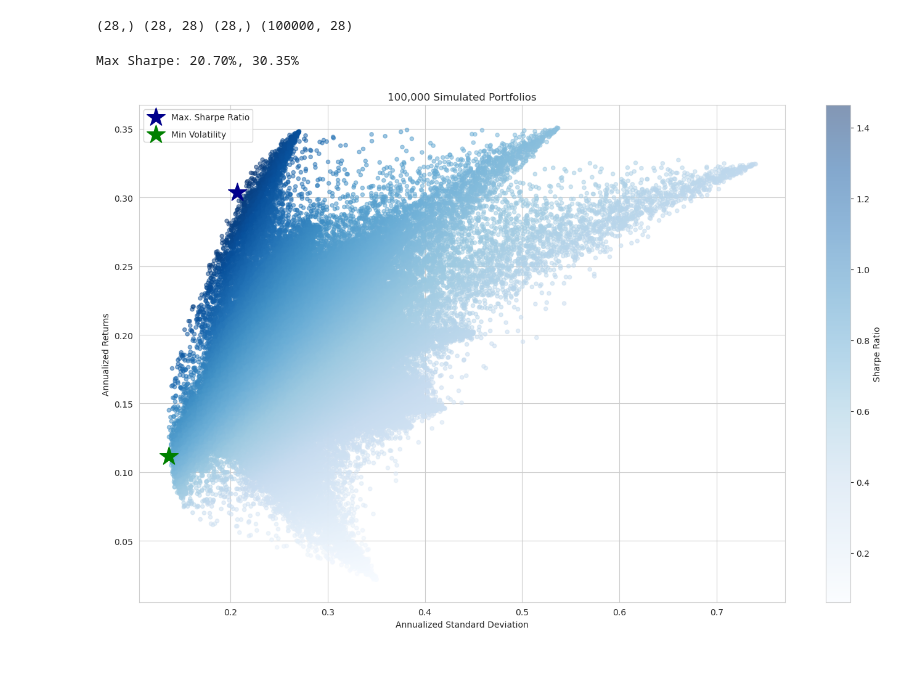
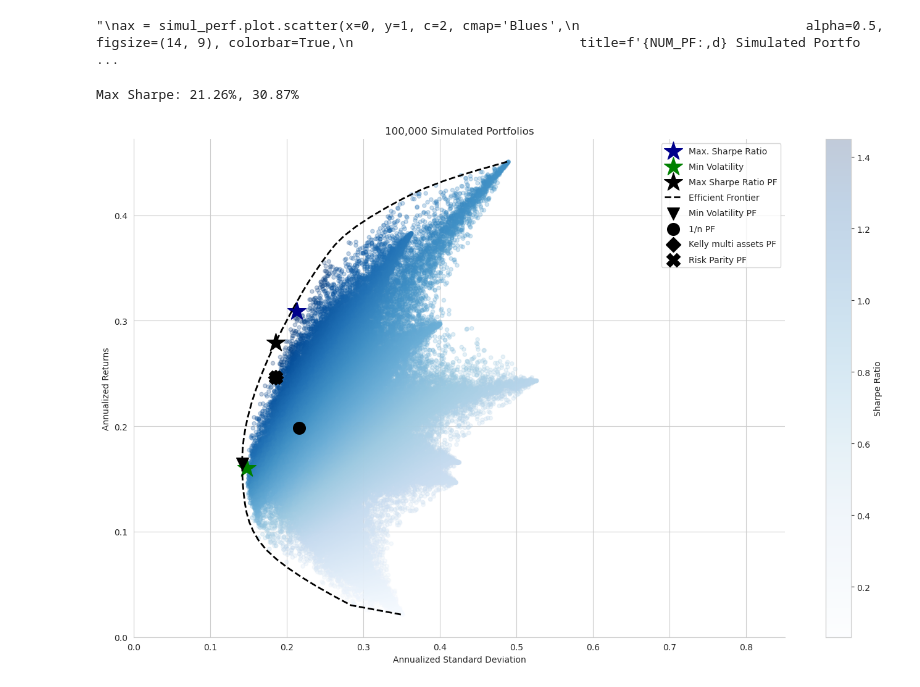
Before and after one commit to linuohn/Machine-Learning-for-Algorithmic-Trading-Second-Edition, a Jupyter notebook: 05_strategy_evaluation/04_exercise.ipynb, the cells around one changed output. Saved outputs shown, nothing was run; the diff lists cells and outputs as text; code cells hidden in the pictures.

```diff
--- a/05_strategy_evaluation/04_exercise.ipynb
+++ b/05_strategy_evaluation/04_exercise.ipynb
@@ -283,22 +51,36 @@ rf_rate
 # %%
-def simulate_portfolios(mean_ret, cov, rf_rate=rf_rate, short=True):
+def simulate_portfolios(short=False):
     alpha = np.full(shape=n_assets, fill_value=.05)
     weights = dirichlet(alpha=alpha, size=NUM_PF)
-    print(mean_ret.shape, cov.shape, alpha.shape, weights.shape)
     if short:
         weights *= choice([-1, 1], size=weights.shape)
 
-    returns = weights @ mean_ret.values + 1
-    returns = returns ** periods_per_year - 1
-    std = (weights @ weekly_returns.T).std(1)
-    std *= np.sqrt(periods_per_year)
+    pf_returns = weights @ weekly_returns.T
+    returns = (pf_returns + 1).mean(1) ** periods_per_year - 1
+    std = pf_returns.std(1) * np.sqrt(periods_per_year)
+
     sharpe = (returns - rf_rate) / std
     return pd.DataFrame({'Annualized Standard Deviation': std,
                          'Annualized Returns': returns,
                          'Sharpe Ratio': sharpe}), weights
 
-simul_perf, simul_wt = simulate_portfolios(mean_returns, cov_matrix, short=False)
-#df = pd.DataFrame(simul_wt)
-#df.describe()
+simul_perf, simul_wt = simulate_portfolios()
+"""
+ax = simul_perf.plot.scatter(x=0, y=1, c=2, cmap='Blues',
+                             alpha=0.5, figsize=(14, 9), colorbar=True,
+                             title=f'{NUM_PF:,d} Simulated Portfolios')
+
+max_sharpe_idx = simul_perf.iloc[:, 2].idxmax()
+sd, r = simul_perf.iloc[max_sharpe_idx, :2].values
+ax.scatter(sd, r, marker='*', color='darkblue', s=500, label='Max. Sharpe Ratio')
+print(f'Max Sharpe: {sd:.2%}, {r:.2%}')
+
+min_vol_idx = simul_perf.iloc[:, 0].idxmin()
+sd, r = simul_perf.iloc[min_vol_idx, :2].values
+ax.scatter(sd, r, marker='*', color='green', s=500, label='Min Volatility')
+
+plt.legend(labelspacing=1, loc='upper left')
+plt.tight_layout()
+"""
 # %% [output]
-(28,) (28, 28) (28,) (100000, 28)
+"\nax = simul_perf.plot.scatter(x=0, y=1, c=2, cmap='Blues',\n                             alpha=0.5, figsize=(14, 9), colorbar=True,\n                             title=f'{NUM_PF:,d} Simulated Portfo ...
@@ -305,18 +175,45 @@ simul_perf, simul_wt = simulate_portfolios(mean_returns, cov_matrix, short=False
 # %%
-ax = simul_perf.plot.scatter(x=0, y=1, c=2, cmap='Blues',
-                             alpha=0.5, figsize=(14, 9), colorbar=True,
-                             title=f'{NUM_PF:,d} Simulated Portfolios')
+fig, ax = plt.subplots()
+simul_perf.plot.scatter(x=0, y=1, c=2, ax=ax, cmap='Blues',alpha=0.25, figsize=(14, 9), colorbar=True,
+                        title=f'{NUM_PF:,d} Simulated Portfolios')
 
 max_sharpe_idx = simul_perf.iloc[:, 2].idxmax()
 sd, r = simul_perf.iloc[max_sharpe_idx, :2].values
+ax.scatter(sd, r, marker='*', color='darkblue', s=500, label='Max. Sharpe Ratio')
 print(f'Max Sharpe: {sd:.2%}, {r:.2%}')
-ax.scatter(sd, r, marker='*', color='darkblue', s=500, label='Max. Sharpe Ratio')
 
 min_vol_idx = simul_perf.iloc[:, 0].idxmin()
 sd, r = simul_perf.iloc[min_vol_idx, :2].values
 ax.scatter(sd, r, marker='*', color='green', s=500, label='Min Volatility')
-plt.legend(labelspacing=1, loc='upper left')
-plt.tight_layout()
+
+r, sd = max_sharpe_pf
+ax.scatter(sd, r, marker='*', color='k', s=500, label='Max Sharpe Ratio PF')
+
+#eff_pf[eff_pf.index.min():].plot(linestyle='--', lw=2, ax=ax, c='k', label='Efficient Frontier')
+eff_pf.plot(linestyle='--', lw=2, ax=ax, c='k', label='Efficient Frontier')
+
+r, sd = min_vol_global_pf
+ax.scatter(sd, r, marker='v', color='k', s=200, label='Min Volatility PF')
+
+r, sd = eq_w_pf
+ax.scatter(sd, r, marker='o', color='k', s=200, label='1/n PF')
+
+r, sd = kelly_multi_pf
+ax.scatter(sd, r, marker='D', color='k', s=150, label='Kelly multi assets PF')
+
+risk_parity_pf = portfolio_performance(std, mean_returns, cov_matrix)
+ax.scatter(sd, r, marker='X', color='k', s=250, label='Risk Parity PF')
+
+ax.legend(labelspacing=0.8)
+ax.set_xlim(0, eff_pf.max()+.4)
+#ax.set_title('Mean-Variance Efficient Frontier', fontsize=16)
+#ax.yaxis.set_major_formatter(FuncFormatter(lambda y, _: '{:.0%}'.format(y)))
+#ax.xaxis.set_major_formatter(FuncFormatter(lambda y, _: '{:.0%}'.format(y)))
+sns.despine()
+fig.tight_layout();
+
+#plt.legend(labelspacing=1, loc='upper left')
+#plt.tight_layout()
 # %% [output]
-Max Sharpe: 20.70%, 30.35%
+Max Sharpe: 21.26%, 30.87%
-[figure, old version]
+[figure, new version]
```
Also changed, not shown: parts of 23 cells of this notebook, 7 other files.
